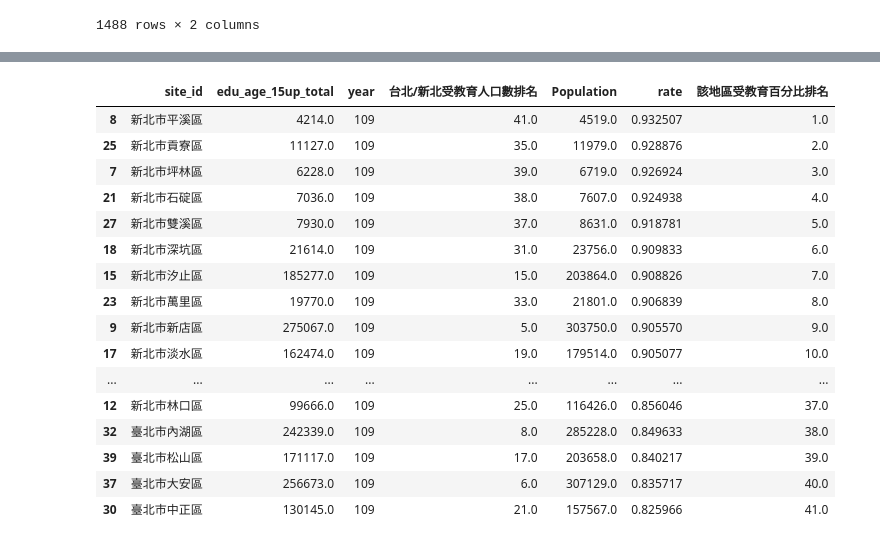
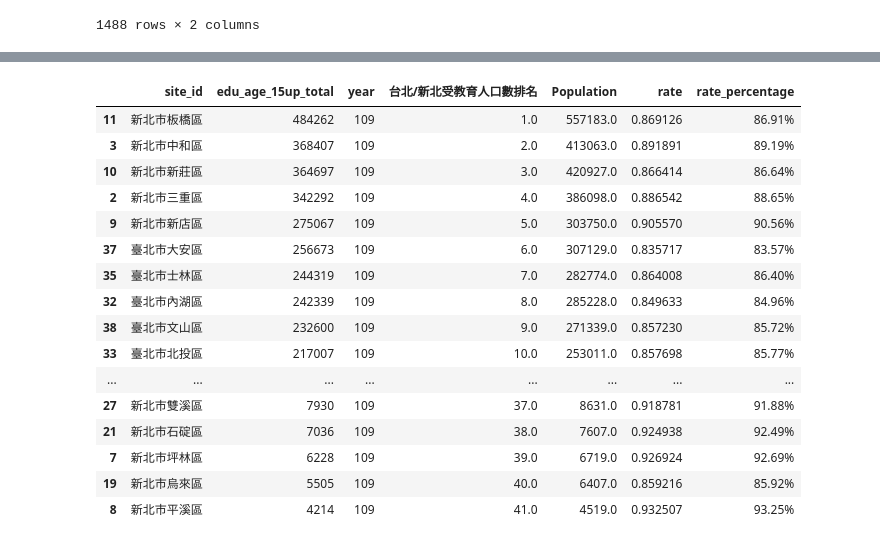
Before and after one commit to Shawn0604/LAT, a Jupyter notebook: week2_homework.ipynb, the cells around one changed output, grey strips where cells are left out. Saved outputs shown, nothing was run; the diff lists cells and outputs as text; code cells hidden in the pictures.

```diff
--- a/week2_homework.ipynb
+++ b/week2_homework.ipynb
@@ -164,24 +162,24 @@ data['rate']=data['edu_age_15up_total']/data['Population']
-# %%
-data['該地區受教育百分比排名'] = data.rate.rank(method='first',ascending=False)
-
-data.sort_values("該地區受教育百分比排名",inplace=True)
-
-data
-# %% [output]
-|  | site_id | edu_age_15up_total | year | 台北/新北受教育人口數排名 | Population | rate | 該地區受教育百分比排名 |
-| 8 | 新北市平溪區 | 4214.0 | 109 | 41.0 | 4519.0 | 0.932507 | 1.0 |
-| 25 | 新北市貢寮區 | 11127.0 | 109 | 35.0 | 11979.0 | 0.928876 | 2.0 |
-| 7 | 新北市坪林區 | 6228.0 | 109 | 39.0 | 6719.0 | 0.926924 | 3.0 |
-| 21 | 新北市石碇區 | 7036.0 | 109 | 38.0 | 7607.0 | 0.924938 | 4.0 |
-| 27 | 新北市雙溪區 | 7930.0 | 109 | 37.0 | 8631.0 | 0.918781 | 5.0 |
-| 18 | 新北市深坑區 | 21614.0 | 109 | 31.0 | 23756.0 | 0.909833 | 6.0 |
-| 15 | 新北市汐止區 | 185277.0 | 109 | 15.0 | 203864.0 | 0.908826 | 7.0 |
-| 23 | 新北市萬里區 | 19770.0 | 109 | 33.0 | 21801.0 | 0.906839 | 8.0 |
-| 9 | 新北市新店區 | 275067.0 | 109 | 5.0 | 303750.0 | 0.905570 | 9.0 |
-| 17 | 新北市淡水區 | 162474.0 | 109 | 19.0 | 179514.0 | 0.905077 | 10.0 |
-| ... | ... | ... | ... | ... | ... | ... | ... |
-| 12 | 新北市林口區 | 99666.0 | 109 | 25.0 | 116426.0 | 0.856046 | 37.0 |
-| 32 | 臺北市內湖區 | 242339.0 | 109 | 8.0 | 285228.0 | 0.849633 | 38.0 |
-| 39 | 臺北市松山區 | 171117.0 | 109 | 17.0 | 203658.0 | 0.840217 | 39.0 |
-| 37 | 臺北市大安區 | 256673.0 | 109 | 6.0 | 307129.0 | 0.835717 | 40.0 |
-| 30 | 臺北市中正區 | 130145.0 | 109 | 21.0 | 157567.0 | 0.825966 | 41.0 |
+# %%
+data['rate']=data['edu_age_15up_total']/data['Population']
+
+data["rate_percentage"] = data["rate"].apply(lambda x: format(x,".2%"))
+
+data
+# %% [output]
+|  | site_id | edu_age_15up_total | year | 台北/新北受教育人口數排名 | Population | rate | rate_percentage |
+| 11 | 新北市板橋區 | 484262 | 109 | 1.0 | 557183.0 | 0.869126 | 86.91% |
+| 3 | 新北市中和區 | 368407 | 109 | 2.0 | 413063.0 | 0.891891 | 89.19% |
+| 10 | 新北市新莊區 | 364697 | 109 | 3.0 | 420927.0 | 0.866414 | 86.64% |
+| 2 | 新北市三重區 | 342292 | 109 | 4.0 | 386098.0 | 0.886542 | 88.65% |
+| 9 | 新北市新店區 | 275067 | 109 | 5.0 | 303750.0 | 0.905570 | 90.56% |
+| 37 | 臺北市大安區 | 256673 | 109 | 6.0 | 307129.0 | 0.835717 | 83.57% |
+| 35 | 臺北市士林區 | 244319 | 109 | 7.0 | 282774.0 | 0.864008 | 86.40% |
+| 32 | 臺北市內湖區 | 242339 | 109 | 8.0 | 285228.0 | 0.849633 | 84.96% |
+| 38 | 臺北市文山區 | 232600 | 109 | 9.0 | 271339.0 | 0.857230 | 85.72% |
+| 33 | 臺北市北投區 | 217007 | 109 | 10.0 | 253011.0 | 0.857698 | 85.77% |
+| ... | ... | ... | ... | ... | ... | ... | ... |
+| 27 | 新北市雙溪區 | 7930 | 109 | 37.0 | 8631.0 | 0.918781 | 91.88% |
+| 21 | 新北市石碇區 | 7036 | 109 | 38.0 | 7607.0 | 0.924938 | 92.49% |
+| 7 | 新北市坪林區 | 6228 | 109 | 39.0 | 6719.0 | 0.926924 | 92.69% |
+| 19 | 新北市烏來區 | 5505 | 109 | 40.0 | 6407.0 | 0.859216 | 85.92% |
+| 8 | 新北市平溪區 | 4214 | 109 | 41.0 | 4519.0 | 0.932507 | 93.25% |
```
Also changed, not shown: parts of 5 cells of this notebook.
